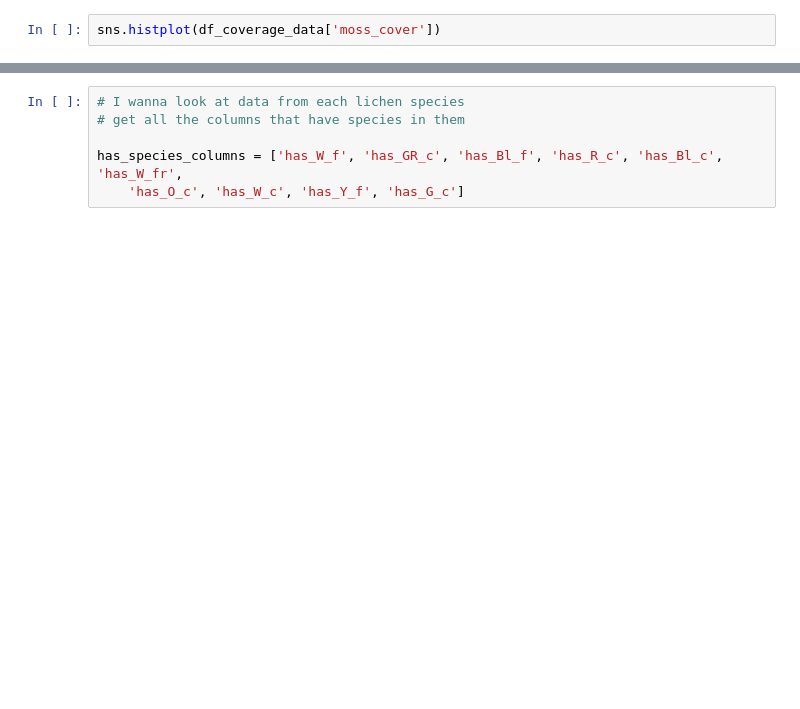
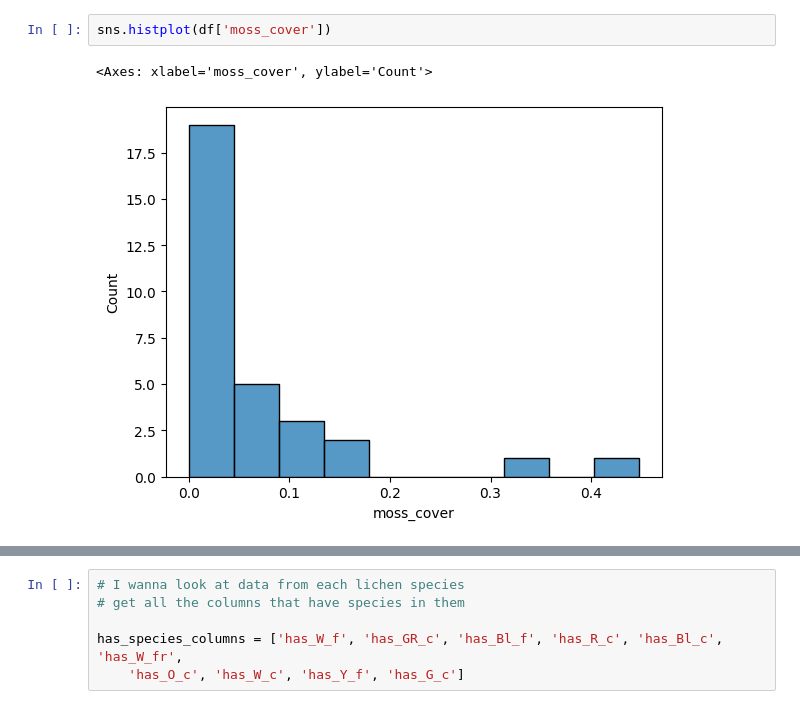
Before and after one commit to Sari-Parvillers/Vulnerable-Earth-TW1-2025, a Jupyter notebook: data_exploration.ipynb, the cells around one changed output, grey strips where cells are left out. Cells and saved outputs as stored; diff of their text form; blank space fills up the shorter version.

```diff
--- a/data_exploration.ipynb
+++ b/data_exploration.ipynb
@@ -23,3 +31,6 @@ sns.histplot(df_coverage_data['total_cover'])
 # %%
-sns.histplot(df_coverage_data['moss_cover'])
+sns.histplot(df['moss_cover'])
+# %% [output]
+<Axes: xlabel='moss_cover', ylabel='Count'>
+[figure, added]
 # %%
```
Also changed, not shown: parts of 29 cells of this notebook, 1 other file.
